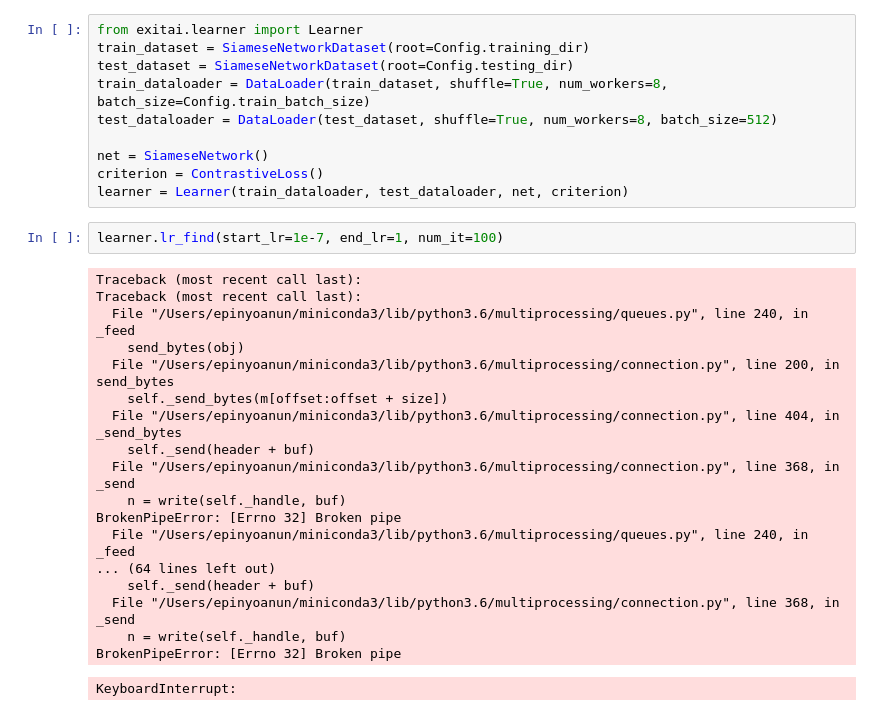
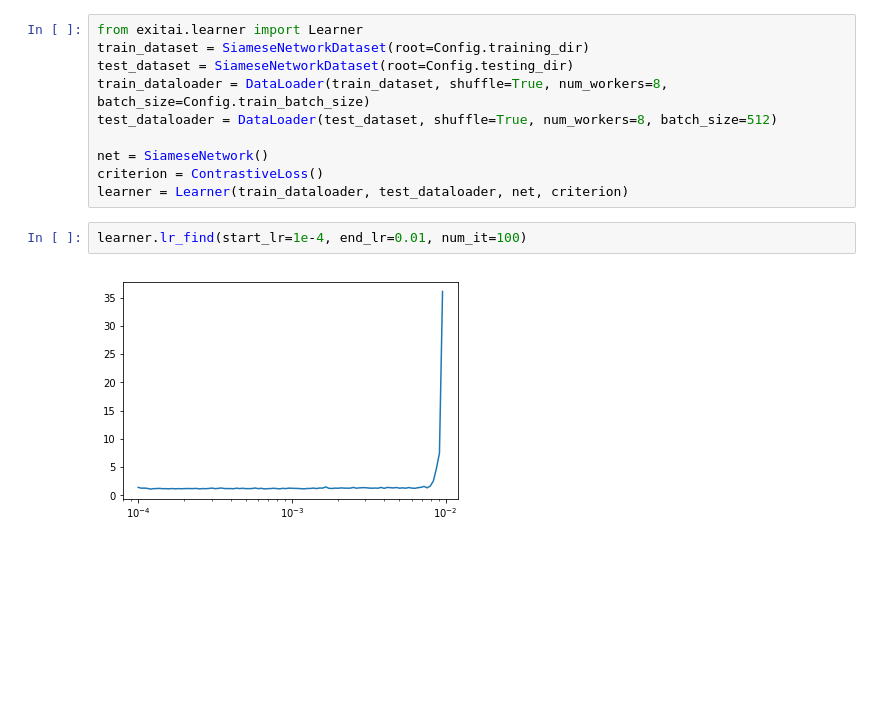
Before and after one commit to exitudio/research-ai, a Jupyter notebook: EXITlib/exitai/2. one shot learning.ipynb, the cells around one changed output. Saved outputs shown, nothing was run; the diff lists cells and outputs as text; blank space fills up the shorter version.

```diff
--- a/EXITlib/exitai/2. one shot learning.ipynb
+++ b/EXITlib/exitai/2. one shot learning.ipynb
@@ -144,26 +144,9 @@ net = SiameseNetwork()
 criterion = ContrastiveLoss()
 learner = Learner(train_dataloader, test_dataloader, net, criterion)
 # %%
-learner.lr_find(start_lr=1e-7, end_lr=1, num_it=100)
+learner.lr_find(start_lr=1e-4, end_lr=0.01, num_it=100)
 # %% [output]
-Traceback (most recent call last):
-Traceback (most recent call last):
-  File "/Users/epinyoanun/miniconda3/lib/python3.6/multiprocessing/queues.py", line 240, in _feed
-    send_bytes(obj)
-  File "/Users/epinyoanun/miniconda3/lib/python3.6/multiprocessing/connection.py", line 200, in send_bytes
-    self._send_bytes(m[offset:offset + size])
-  File "/Users/epinyoanun/miniconda3/lib/python3.6/multiprocessing/connection.py", line 404, in _send_bytes
-    self._send(header + buf)
-  File "/Users/epinyoanun/miniconda3/lib/python3.6/multiprocessing/connection.py", line 368, in _send
-    n = write(self._handle, buf)
-BrokenPipeError: [Errno 32] Broken pipe
-  File "/Users/epinyoanun/miniconda3/lib/python3.6/multiprocessing/queues.py", line 240, in _feed
-... (64 lines left out)
-    self._send(header + buf)
-  File "/Users/epinyoanun/miniconda3/lib/python3.6/multiprocessing/connection.py", line 368, in _send
-    n = write(self._handle, buf)
-BrokenPipeError: [Errno 32] Broken pipe
-KeyboardInterrupt:
+[figure, added]
 # %%
 def eval_func(loss, output, target):
     output1, output2 = output
```
Also changed, not shown: parts of 3 cells of this notebook, 4 other files.
